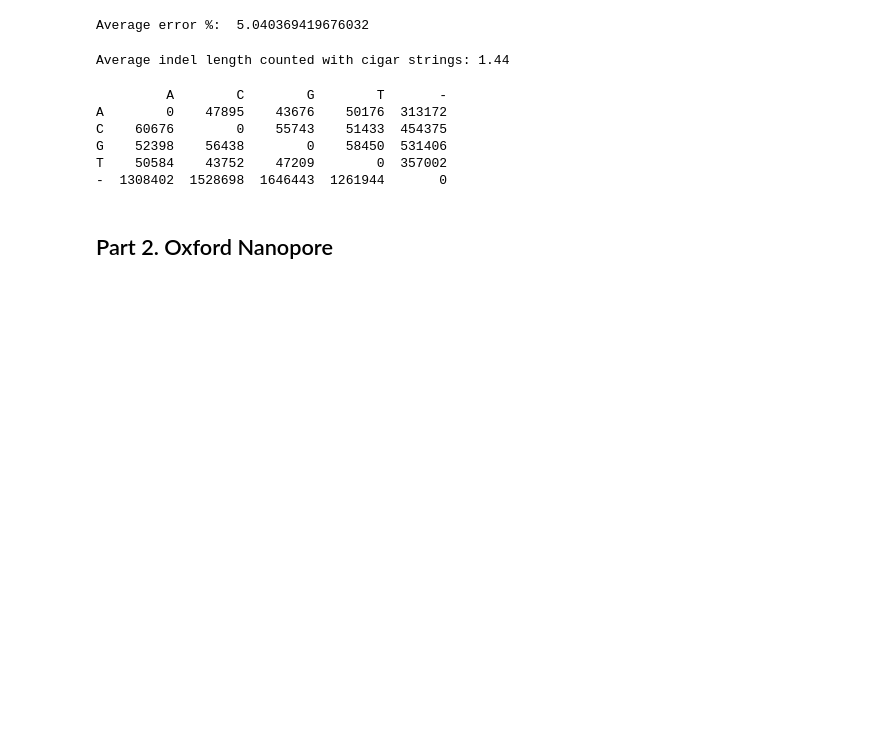
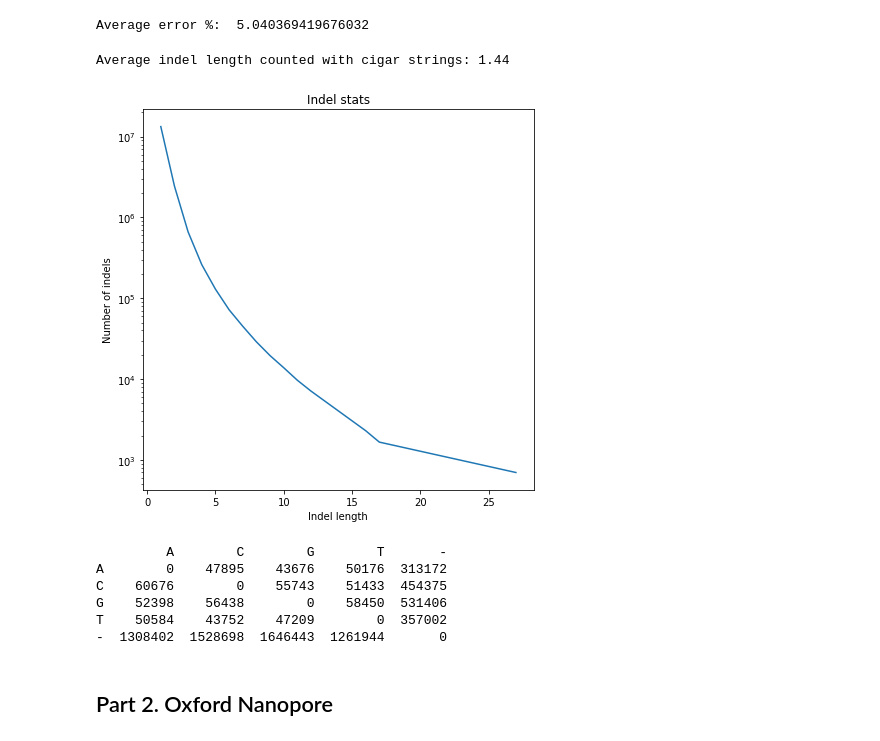
Before and after one commit to smetam/NGS2020, a Jupyter notebook: hw3_long_read_analysis.ipynb, the cells around one changed output. Saved outputs shown, nothing was run; the diff lists cells and outputs as text; code cells hidden in the pictures; blank space fills up the shorter version.

Commit message:
hw3 indel plot

```diff
--- a/hw3_long_read_analysis.ipynb
+++ b/hw3_long_read_analysis.ipynb
@@ -132,6 +133,24 @@ indel_length = calculate_indel_stats_from_cigar(pb_bam, pb_contig)
 print(f'Average indel length counted with cigar strings: {indel_length:.2f}')
 # %% [output]
 Average indel length counted with cigar strings: 1.44
+# %%
+def plot_indel_lengths(bamfile, contig):
+    indels_lengths = []
+    for read in bamfile.fetch(contig):
+        for operation, length in read.cigartuples:
+            if operation == 1 or operation == 2:
+                indels_lengths.append(length)
+
+    c = Counter(indels_lengths)
+    X = list(c.keys())[:15]
+    Y = list(c.values())[:15]
+    f, ax = plt.subplots(figsize=(7, 7))
+    ax.set(yscale="log", xlabel='Indel length', ylabel='Number of indels', title='Indel stats')
+    sns.lineplot(X, Y)
+# %%
+plot_indel_lengths(pb_bam, pb_contig)
+# %% [output]
+[figure, added]
 # %%
 def build_substitution_matrix(bamfile, contig, ref_seq):
     substitution_matrix = pd.DataFrame(
```
Also changed, not shown: parts of 2 cells of this notebook.
